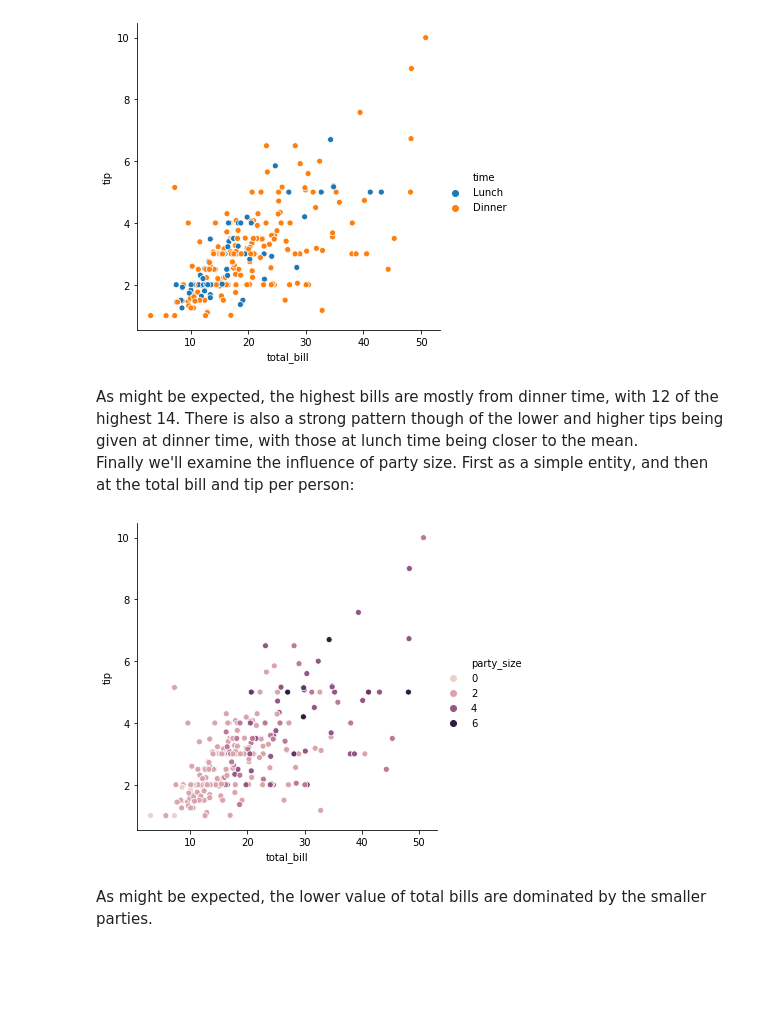
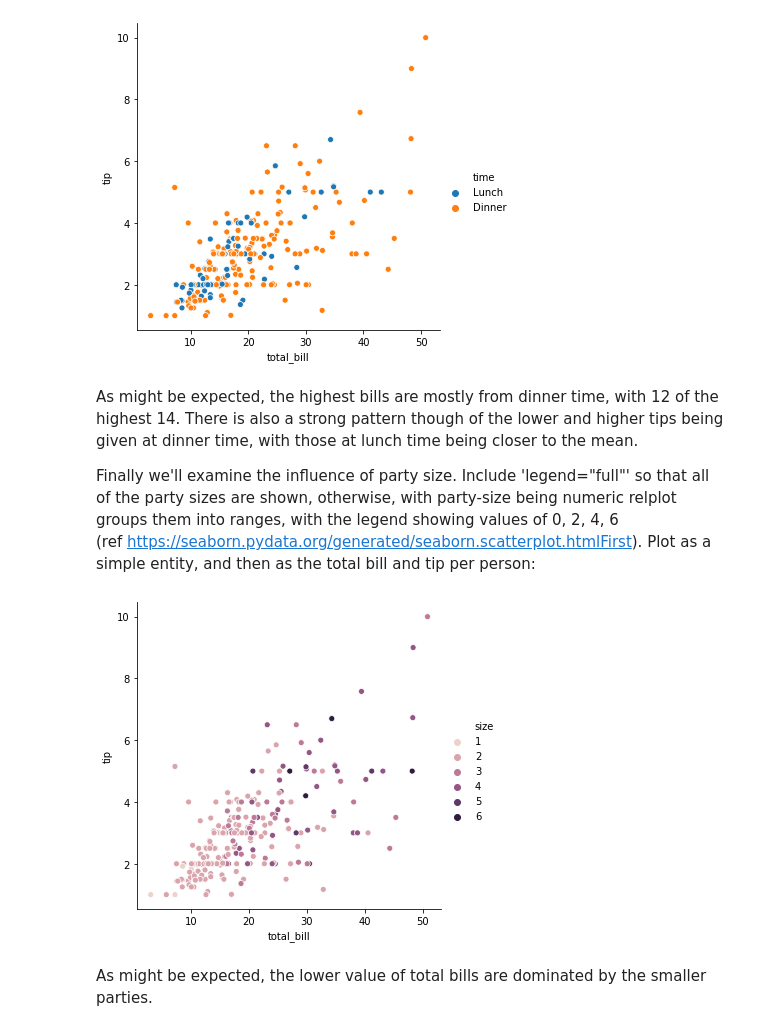
Before and after one commit to NigelSlack/Fundamentals-of-Data-Analysis, a Jupyter notebook: jupyter_notebook.ipynb, the cells around one changed output. Cells and saved outputs as stored; diff of their text form; code cells hidden in the pictures; blank space fills up the shorter version.

Commit message:
Update notebook
Add general statistics and a calculation of the average tip as a percent of the total bill

```diff
--- a/jupyter_notebook.ipynb
+++ b/jupyter_notebook.ipynb
@@ -77,11 +110,14 @@ plt.show()
 [figure]
 # %% [markdown]
 As might be expected, the highest bills are mostly from dinner time, with 12 of the highest 14. There is also a strong pattern though of the lower and higher tips being given at dinner time, with those at lunch time being closer to the mean.
-Finally we'll examine the influence of party size. First as a simple entity, and then at the total bill and tip per person:
+
+Finally we'll examine the influence of party size. Include 'legend="full"' so that all of the party sizes are shown, otherwise, with party-size being numeric relplot groups them into ranges, with the legend showing values of 0, 2, 4, 6
+(ref https://seaborn.pydata.org/generated/seaborn.scatterplot.htmlFirst).
+Plot as a simple entity, and then as the total bill and tip per person:
 # %%
-sns.relplot(x=columnNames[0],y=columnNames[1],hue=columnNames[6],data=df)
+sns.relplot(x=columnNames[0],y=columnNames[1],hue=columnNames[6],data=df,legend="full")
 plt.show()
 # %% [output]
-[figure, old version]
+[figure, new version]
 # %% [markdown]
 As might be expected, the lower value of total bills are dominated by the smaller parties.
```
Also changed, not shown: parts of 10 cells of this notebook.
